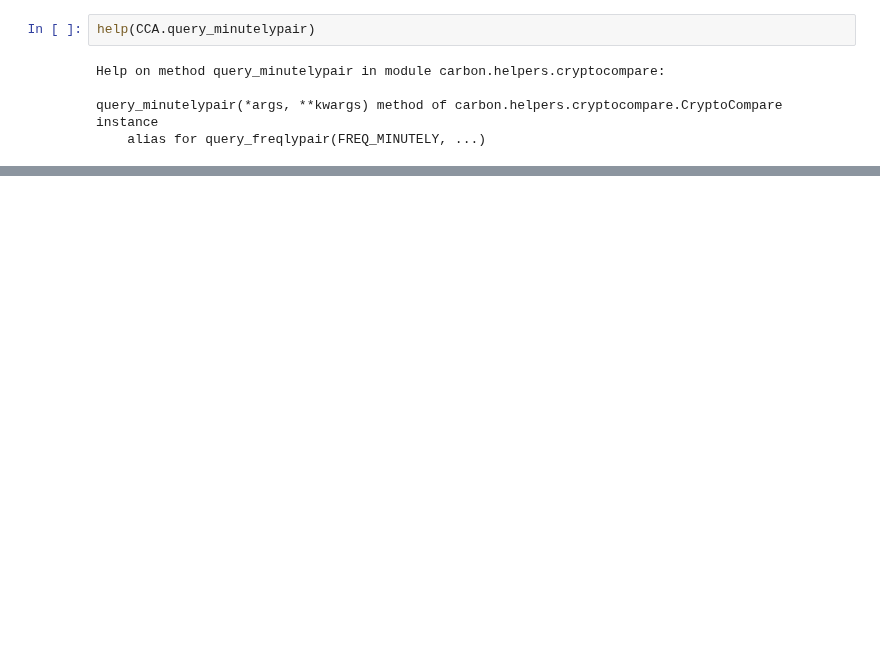
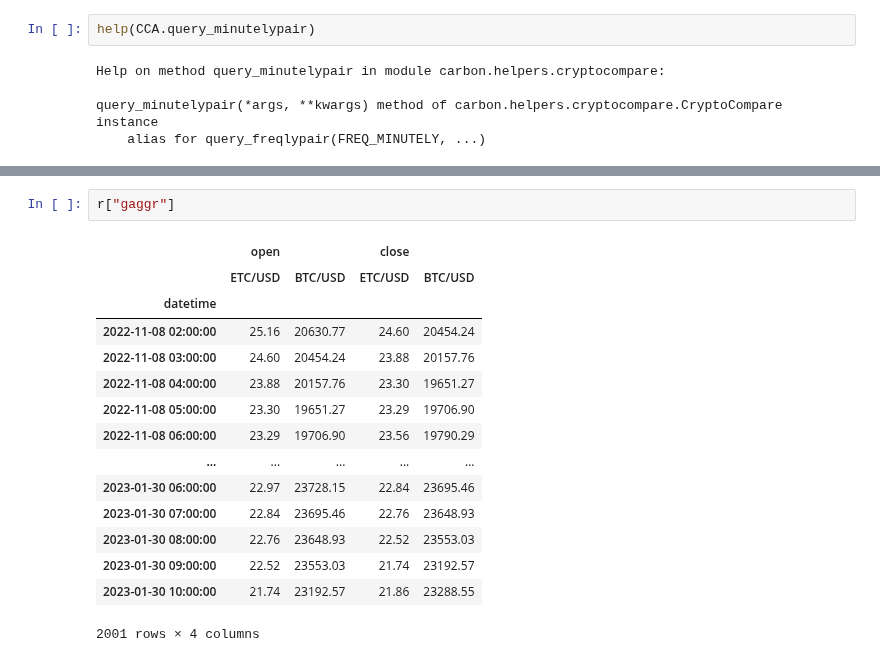
Before and after one commit to bancorprotocol/carbon-simulator, a Jupyter notebook: resources/data/CryptoCompareDemo.ipynb, the cells around one changed output, grey strips where cells are left out. Cells and saved outputs as stored; diff of their text form; blank space fills up the shorter version.

```diff
--- a/resources/data/CryptoCompareDemo.ipynb
+++ b/resources/data/CryptoCompareDemo.ipynb
@@ -233,0 +311,18 @@ query_minutelypair(*args, **kwargs) method of carbon.helpers.cryptocompare.Crypt
+# %%
+r["gaggr"]
+# %% [output]
+|  | open |  | close |  |
+|  | ETC/USD | BTC/USD | ETC/USD | BTC/USD |
+| datetime |  |  |  |  |
+| 2022-11-08 02:00:00 | 25.16 | 20630.77 | 24.60 | 20454.24 |
+| 2022-11-08 03:00:00 | 24.60 | 20454.24 | 23.88 | 20157.76 |
+| 2022-11-08 04:00:00 | 23.88 | 20157.76 | 23.30 | 19651.27 |
+| 2022-11-08 05:00:00 | 23.30 | 19651.27 | 23.29 | 19706.90 |
+| 2022-11-08 06:00:00 | 23.29 | 19706.90 | 23.56 | 19790.29 |
+| ... | ... | ... | ... | ... |
+| 2023-01-30 06:00:00 | 22.97 | 23728.15 | 22.84 | 23695.46 |
+| 2023-01-30 07:00:00 | 22.84 | 23695.46 | 22.76 | 23648.93 |
+| 2023-01-30 08:00:00 | 22.76 | 23648.93 | 22.52 | 23553.03 |
+| 2023-01-30 09:00:00 | 22.52 | 23553.03 | 21.74 | 23192.57 |
+| 2023-01-30 10:00:00 | 21.74 | 23192.57 | 21.86 | 23288.55 |
+2001 rows × 4 columns
```
Also changed, not shown: parts of 16 cells of this notebook, 4 other files.
